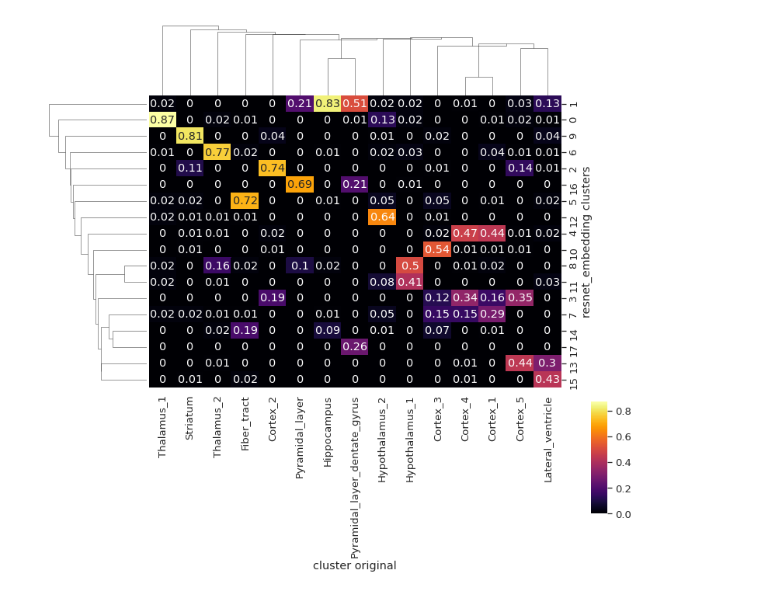
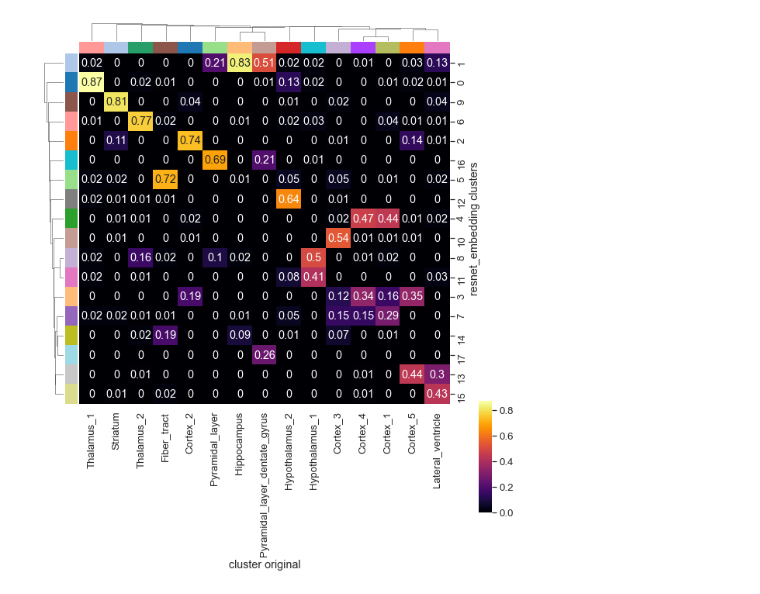
Before and after one commit to theislab/squidpy_reproducibility, a Jupyter notebook: notebooks/supp_figures/heatmap_image_features.ipynb, the cells around one changed output. Cells and saved outputs as stored; diff of their text form; code cells hidden in the pictures.

```diff
--- a/notebooks/supp_figures/heatmap_image_features.ipynb
+++ b/notebooks/supp_figures/heatmap_image_features.ipynb
@@ -23,6 +23,7 @@ sc.pl.spatial(adata, color="resnet_embedding")
 # %%
-def freq_cluster(df, clust):
+def freq_cluster(adata, clust):
 
+    df = adata.obs.copy()
     dic = {}
     for c in df[clust[0]].unique():
         tot_values = df[df[clust[0]] == c].shape[0]
@@ -33,6 +34,8 @@ def freq_cluster(df, clust):
         )
         dic[c] = prop
     df_final = pd.DataFrame(dic).round(2).replace(np.nan, 0)
+    col_cluster = adata.uns["cluster_colors"]
+    col_resnet = adata.uns["resnet_embedding_colors"]
 #     colors_basel = supclass_df[f"{phenotype_class}_colour"].unique()
     #     df_clust = df_clust[supclass_df[phenotype_class]]
 
@@ -42,8 +45,10 @@ def freq_cluster(df, clust):
         cmap="inferno",
         row_cluster=True,
         method="centroid",
-        figsize=(10, 10),
-#         col_colors=colors_basel,
+        dendrogram_ratio=(.05, .05),
+        figsize=(8, 10),
+        col_colors=col_cluster,
+        row_colors=col_resnet,
         #     row_colors=adata.uns["leiden_colors"],
     )
     sns.set(font_scale=1.2)
@@ -53,6 +58,6 @@ def freq_cluster(df, clust):
 
     return
 # %%
-freq_cluster(adata.obs.copy(), ["cluster","resnet_embedding"])
+freq_cluster(adata, ["cluster","resnet_embedding"])
 # %% [output]
-[figure, old version]
+[figure, new version]
```
Also changed, not shown: parts of 3 cells of this notebook.
